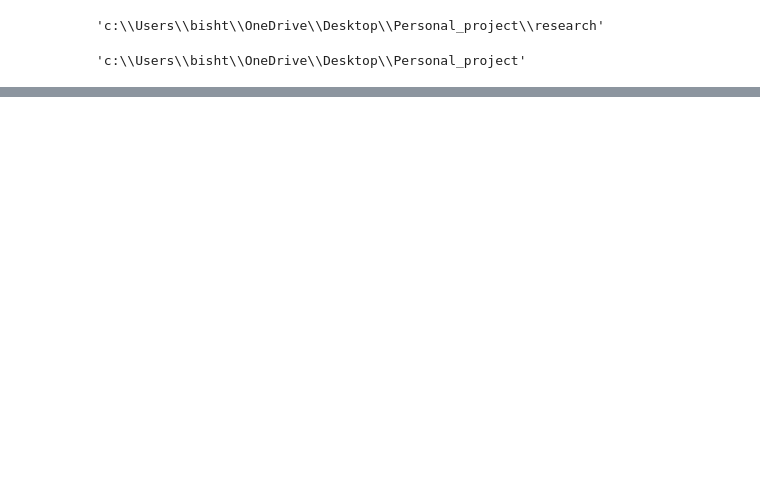
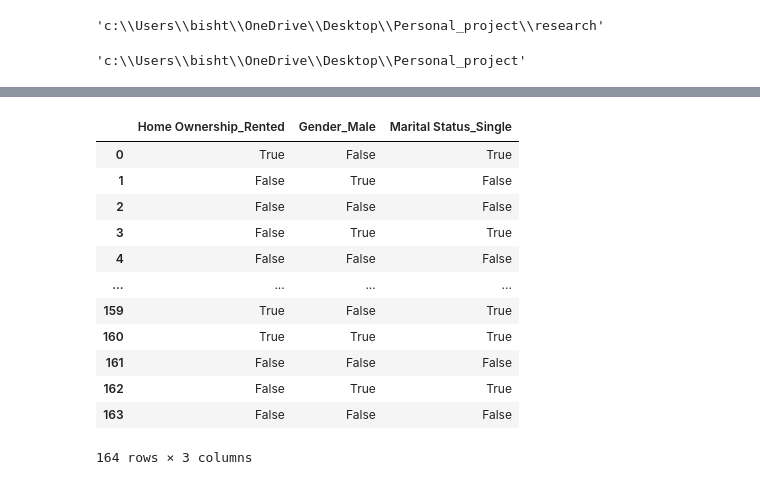
Before and after one commit to AbhayBisht0801/Bank-System, a Jupyter notebook: research/01_data_ingestion.ipynb, the cells around one changed output, grey strips where cells are left out. Saved outputs shown, nothing was run; the diff lists cells and outputs as text; code cells hidden in the pictures; blank space fills up the shorter version.

```diff
--- a/research/01_data_ingestion.ipynb
+++ b/research/01_data_ingestion.ipynb
@@ -157,0 +197,16 @@ See the caveats in the documentation: https://pandas.pydata.org/pandas-docs/stab
+# %%
+pd.get_dummies(df[['Home Ownership','Gender','Marital Status']],drop_first=True,)
+# %% [output]
+|  | Home Ownership_Rented | Gender_Male | Marital Status_Single |
+| 0 | True | False | True |
+| 1 | False | True | False |
+| 2 | False | False | False |
+| 3 | False | True | True |
+| 4 | False | False | False |
+| ... | ... | ... | ... |
+| 159 | True | False | True |
+| 160 | True | True | True |
+| 161 | False | False | False |
+| 162 | False | True | True |
+| 163 | False | False | False |
+164 rows × 3 columns
```
Also changed, not shown: parts of 5 cells of this notebook, 17 other files.
